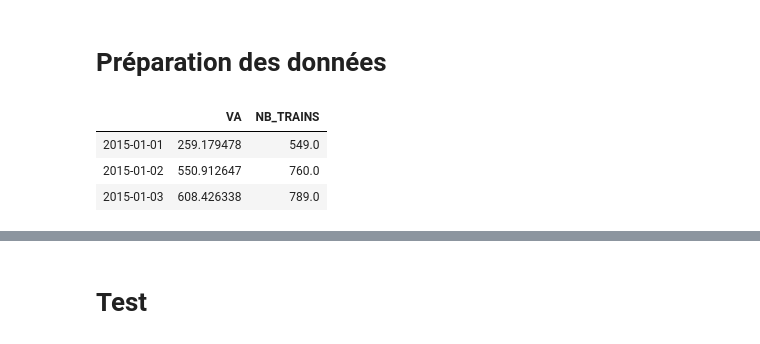
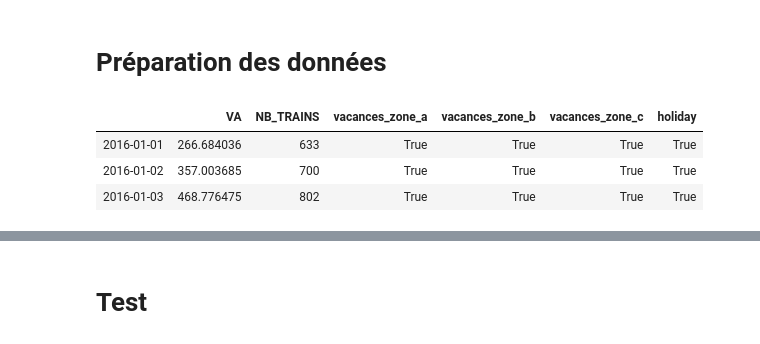
Before and after one commit to VincentVillet/gluonts_exploration, a Jupyter notebook: deepar_oui.ipynb, the cells around one changed output, grey strips where cells are left out. Drawn from its saved outputs; the diff is of its cells as text; code cells hidden in the pictures.

```diff
--- a/deepar_oui.ipynb
+++ b/deepar_oui.ipynb
@@ -13,24 +14,29 @@ df = pd.read_csv(data_path + "simple_va_trains.csv", sep=";", parse_dates=["DATE
 transporteurs = ['Lyria', 'OUIGO', 'TER', 'TGV', 'intercite']
 end_train_date = datetime(2018, 4, 30)
 nb_days_pred = 90
+vacances_df = (pd.read_csv(data_path + "vacances_etalab.csv", parse_dates=["date"])
+               .rename(columns={"date": "DATE"})
+               .drop("nom_vacances", axis=1))
 # %% [markdown]
 # Préparation des données
 # %%
+df = pd.merge(df, vacances_df, on="DATE", how="left")
 df["NB_TRAINS"].fillna(0, inplace=True)
 df.sort_values(by=["transporteur", "DATE"], inplace=True)
-df = df[df["DATE"] < datetime(2019, 7, 1)]
+df = df[(df["DATE"] >= datetime(2016, 1, 1)) & (df["DATE"] < datetime(2019, 7, 1))]
 df.index = df["DATE"]
+df["holiday"] = df["vacances_zone_a"] | df["vacances_zone_b"] | df["vacances_zone_c"]
 
 df_dict = {}
 
 for transporteur in transporteurs:
     df_dict[transporteur] = df[df["transporteur"]==transporteur].copy()
     df_dict[transporteur] = df_dict[transporteur].reindex(
         pd.date_range(start=df["DATE"].min(), end=df["DATE"].max())).drop(["DATE", "transporteur"], axis=1)
     df_dict[transporteur]["NB_TRAINS"] = df_dict[transporteur]["NB_TRAINS"].fillna(0)
 df_dict["TGV"].head(3)
 # %% [output]
-|  | VA | NB_TRAINS |
-| 2015-01-01 | 259.179478 | 549.0 |
-| 2015-01-02 | 550.912647 | 760.0 |
-| 2015-01-03 | 608.426338 | 789.0 |
+|  | VA | NB_TRAINS | vacances_zone_a | vacances_zone_b | vacances_zone_c | holiday |
+| 2016-01-01 | 266.684036 | 633 | True | True | True | True |
+| 2016-01-02 | 357.003685 | 700 | True | True | True | True |
+| 2016-01-03 | 468.776475 | 802 | True | True | True | True |
```
Also changed, not shown: parts of 13 cells of this notebook, 1 other file.
